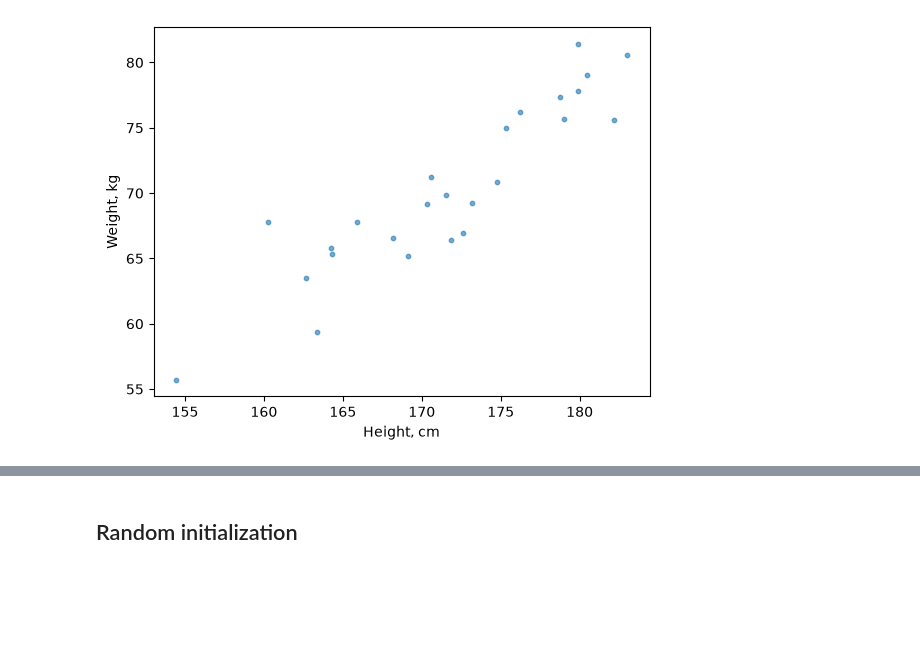
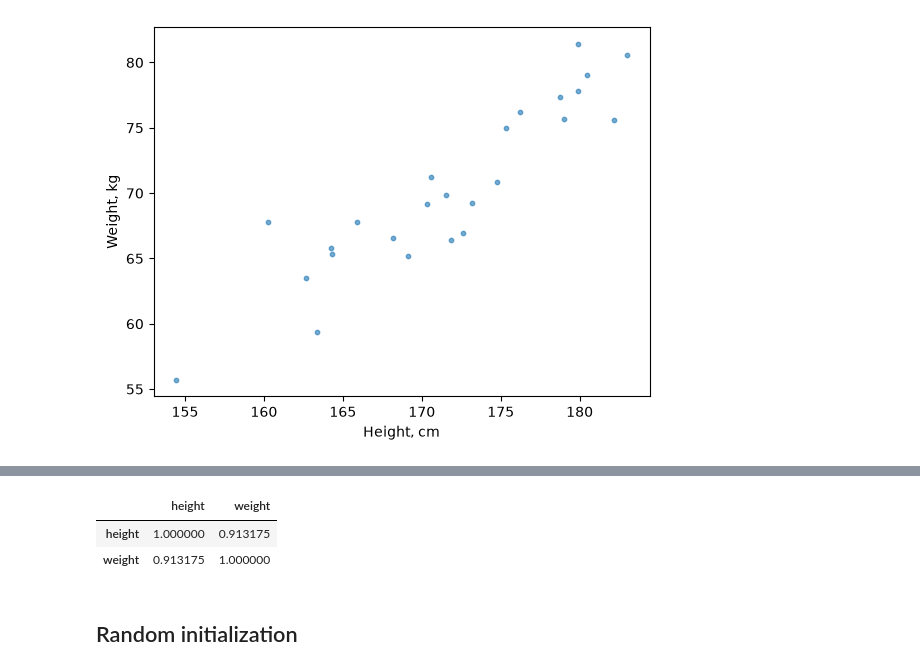
Before and after one commit to EHoTuK1/eng-regression, a Jupyter notebook: notebooks/1_linear_regression.ipynb, the cells around one changed output, grey strips where cells are left out. Saved outputs shown, nothing was run; the diff lists cells and outputs as text; code cells hidden in the pictures; blank space fills up the shorter version.

```diff
--- a/notebooks/1_linear_regression.ipynb
+++ b/notebooks/1_linear_regression.ipynb
@@ -23,3 +32,9 @@ saved: C:\Users\Admin\Documents\Study\Projects\eng-regression\outputs\lin_regres
+# %%
+df.corr()
+# %% [output]
+|  | height | weight |
+| height | 1.000000 | 0.913175 |
+| weight | 0.913175 | 1.000000 |
 # %% [markdown]
 ## Random initialization
 # %%
```
Also changed, not shown: parts of 4 cells of this notebook, 2 other files.
